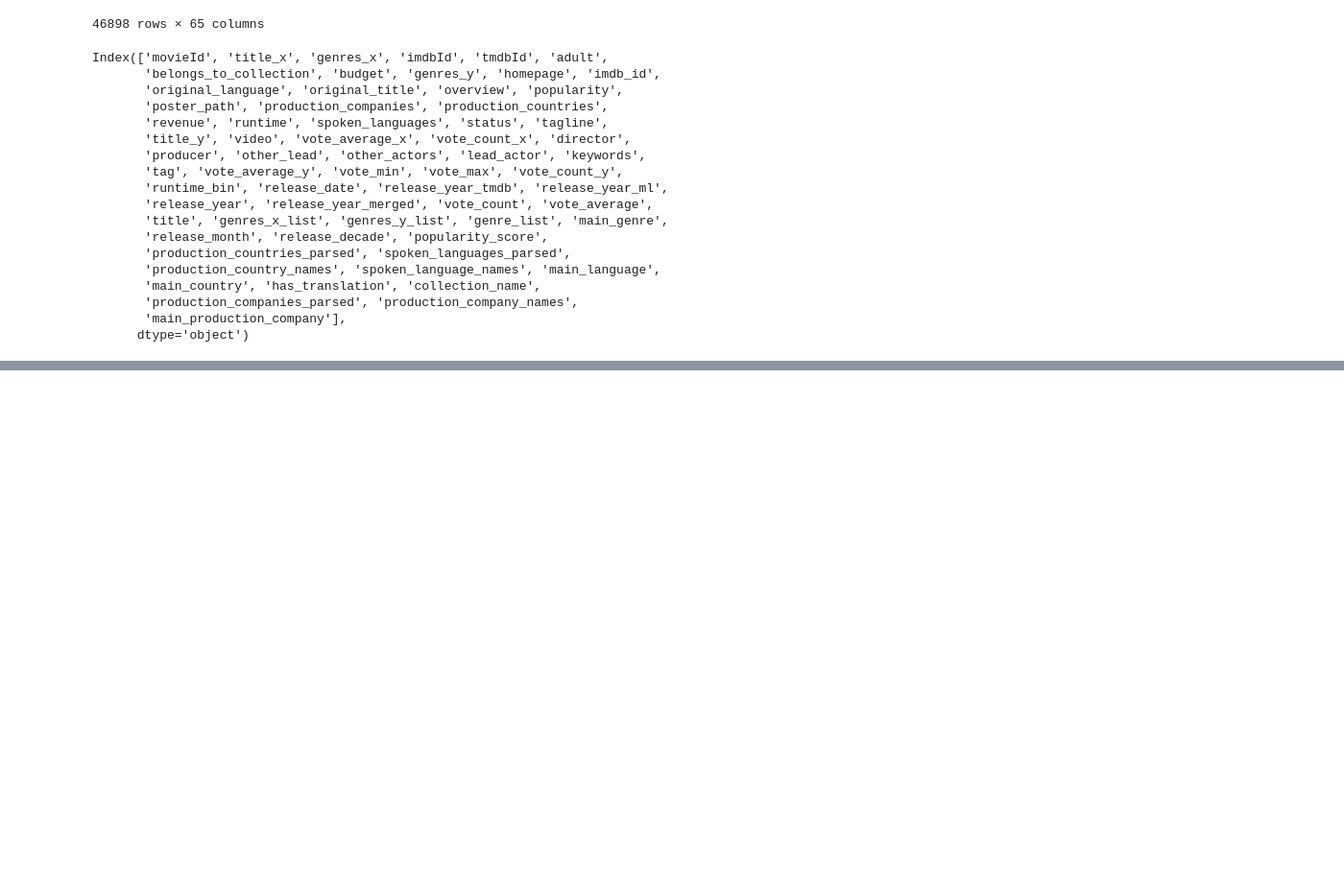
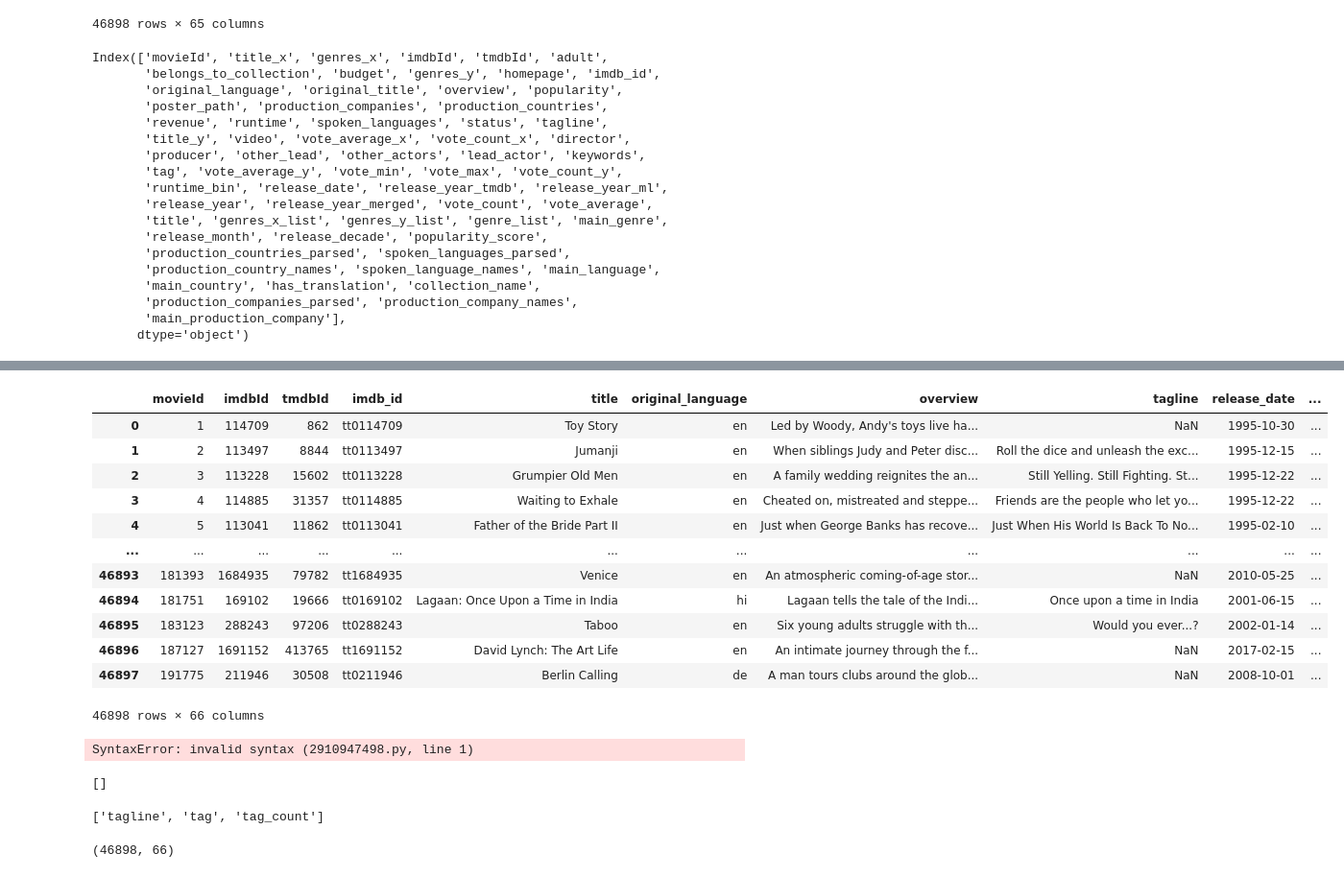
Before and after one commit to Aniket-Mishra/2_AMV10_Visual_Analytics, a Jupyter notebook: data_cleanup/4_combined_cleanup.ipynb, the cells around one changed output, grey strips where cells are left out. Shown: that part at 96% size. Saved outputs shown, nothing was run; the diff lists cells and outputs as text; code cells hidden in the pictures; blank space fills up the shorter version.

Commit message:
Updating data and dashboard, added columns to help model

```diff
--- a/data_cleanup/4_combined_cleanup.ipynb
+++ b/data_cleanup/4_combined_cleanup.ipynb
@@ -421 +694,11 @@ Index(['movieId', 'title_x', 'genres_x', 'imdbId', 'tmdbId', 'adult',
+# %%
+movies_full["log_budget"] = np.log1p(movies_full["budget"])
+movies_full["log_revenue"] = np.log1p(movies_full["revenue"])
+movies_full["log_profit"] = np.log1p(movies_full["profit"])
+# %%
+for role in ["lead_actor", "director", "producer"]:
+    role_counts = movies_full[role].value_counts()
+    score = movies_full[role].map(role_counts)
+    scaler = MinMaxScaler()
+    movies_full[f"{role}_popularity"] = scaler.fit_transform(score.values.reshape(-1, 1))
 # %%
@@ -449,0 +749,2 @@ movies_full = movies_full[[
+# %%
+movies_full = movies_full.drop(columns=[x for x in movies_full.columns if (("_x" in x) or ("_y" in x)) and x != "release_year"])
@@ -449,0 +757,9 @@ movies_full = movies_full[[
+# %%
+movies_full = movies_full.drop(columns=[x for x in movies_full.columns if ("_parsed" in x)])
+movies_full = movies_full.drop(columns=[x for x in movies_full.columns if (x == "original_title" or x == "video" or
+                                                                           x == "poster_path" or
+                                                                           x == "belongs_to_collection" or
+                                                                           x == "spoken_languages" or
+                                                                           x == "production_countries" or
+                                                                           x == "production_companies"
+                                                                           )])
@@ -450,2 +884,34 @@ movies_full = movies_full[[
+# %%
+movies_full
+# %% [output]
+|  | movieId | imdbId | tmdbId | imdb_id | title | original_language | overview | tagline | release_date | ... |
+| 0 | 1 | 114709 | 862 | tt0114709 | Toy Story | en | Led by Woody, Andy's toys live ha... | NaN | 1995-10-30 | ... |
+| 1 | 2 | 113497 | 8844 | tt0113497 | Jumanji | en | When siblings Judy and Peter disc... | Roll the dice and unleash the exc... | 1995-12-15 | ... |
+| 2 | 3 | 113228 | 15602 | tt0113228 | Grumpier Old Men | en | A family wedding reignites the an... | Still Yelling. Still Fighting. St... | 1995-12-22 | ... |
+| 3 | 4 | 114885 | 31357 | tt0114885 | Waiting to Exhale | en | Cheated on, mistreated and steppe... | Friends are the people who let yo... | 1995-12-22 | ... |
+| 4 | 5 | 113041 | 11862 | tt0113041 | Father of the Bride Part II | en | Just when George Banks has recove... | Just When His World Is Back To No... | 1995-02-10 | ... |
+| ... | ... | ... | ... | ... | ... | ... | ... | ... | ... | ... |
+| 46893 | 181393 | 1684935 | 79782 | tt1684935 | Venice | en | An atmospheric coming-of-age stor... | NaN | 2010-05-25 | ... |
+| 46894 | 181751 | 169102 | 19666 | tt0169102 | Lagaan: Once Upon a Time in India | hi | Lagaan tells the tale of the Indi... | Once upon a time in India | 2001-06-15 | ... |
+| 46895 | 183123 | 288243 | 97206 | tt0288243 | Taboo | en | Six young adults struggle with th... | Would you ever...? | 2002-01-14 | ... |
+| 46896 | 187127 | 1691152 | 413765 | tt1691152 | David Lynch: The Art Life | en | An intimate journey through the f... | NaN | 2017-02-15 | ... |
+| 46897 | 191775 | 211946 | 30508 | tt0211946 | Berlin Calling | de | A man tours clubs around the glob... | NaN | 2008-10-01 | ... |
+46898 rows × 66 columns
+# %%
+stop code
+# %% [output]
+SyntaxError: invalid syntax (2910947498.py, line 1)
+# %%
+[col for col in movies_full.columns if "_tmdb" in col]
+# %% [output]
+[]
+# %%
+[x for x in movies_full.columns if "tag" in x]
+# %% [output]
+['tagline', 'tag', 'tag_count']
+# %%
+movies_full.shape
+# %% [output]
+(46898, 66)
 # %%
 movies_full.to_parquet("../processed_data/movies_data_updated.parquet", index = False)
```
Also changed, not shown: parts of 17 cells of this notebook, 7 other files.
